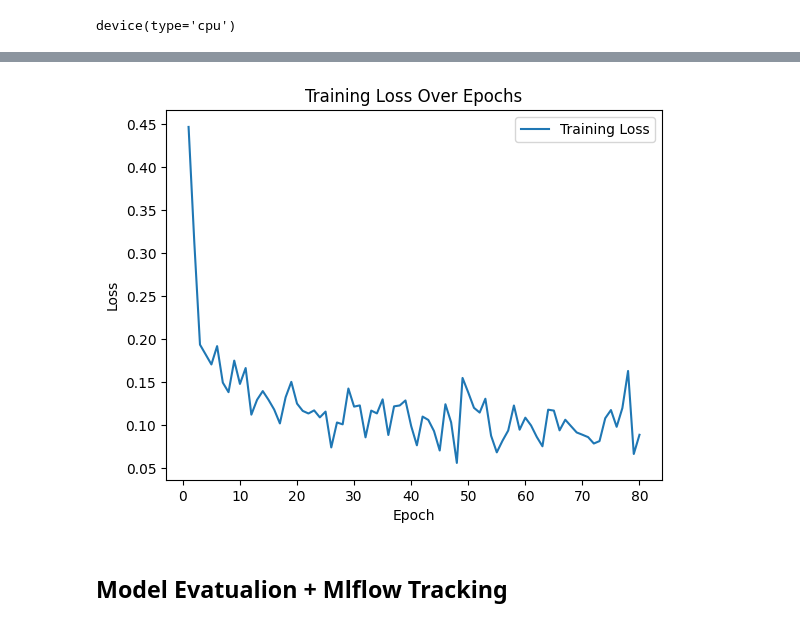
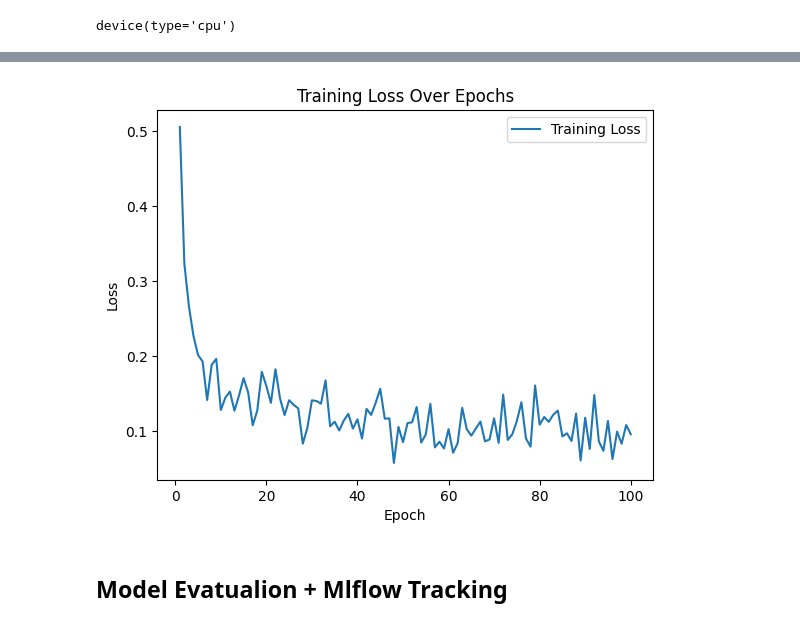
Before and after one commit to Eric-Oliveira-ds/leishticIA, a Jupyter notebook: AlexNet_classifier.ipynb, the cells around one changed output, grey strips where cells are left out. Saved outputs shown, nothing was run; the diff lists cells and outputs as text; code cells hidden in the pictures.

```diff
--- a/AlexNet_classifier.ipynb
+++ b/AlexNet_classifier.ipynb
@@ -207,7 +219,7 @@ AlexNet(
   )
 )
 # %%
-num_epochs = 80
+num_epochs = 100
 train_losses = []
 
 for epoch in range(num_epochs):
@@ -252,4 +264,4 @@ Epoch [80/80], Loss: 0.0887
-[figure, old version]
+[figure, new version]
 # %% [markdown]
 ## Model Evatualion + Mlflow Tracking
 # %%
```
Also changed, not shown: parts of 20 cells of this notebook, 2 other files.
